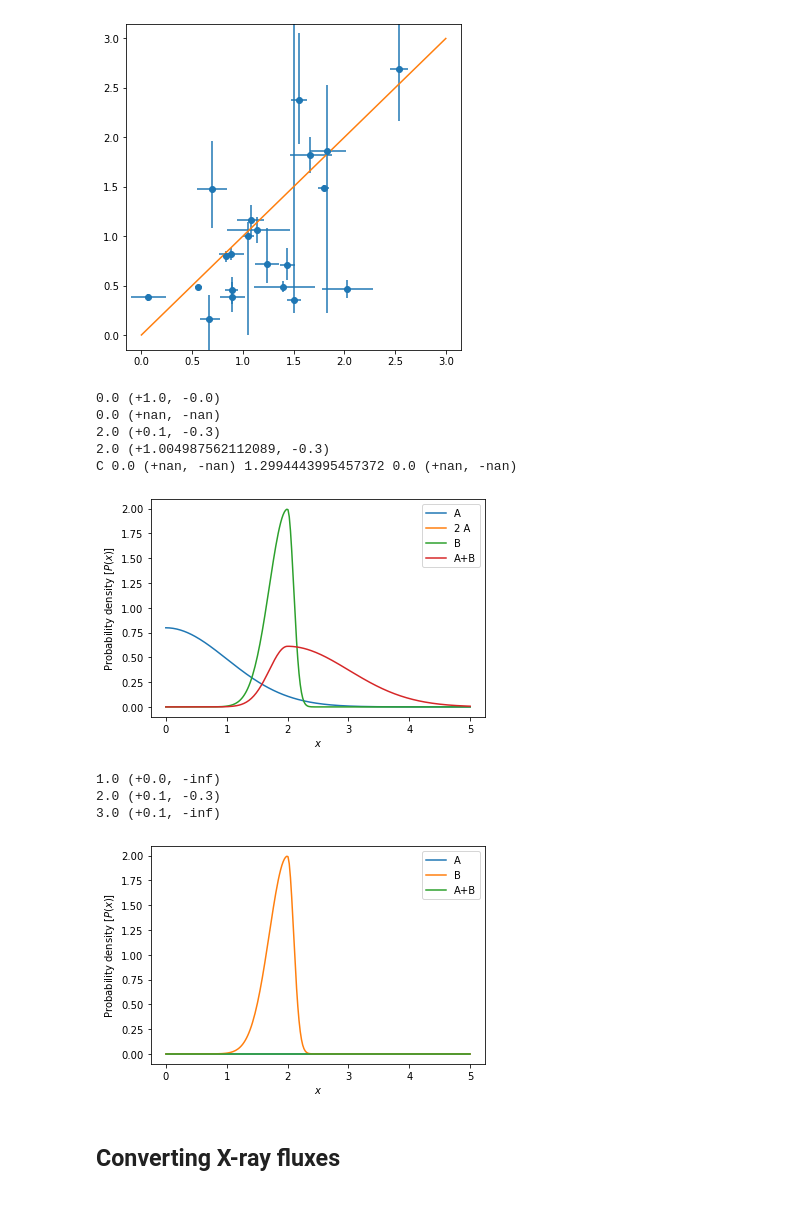
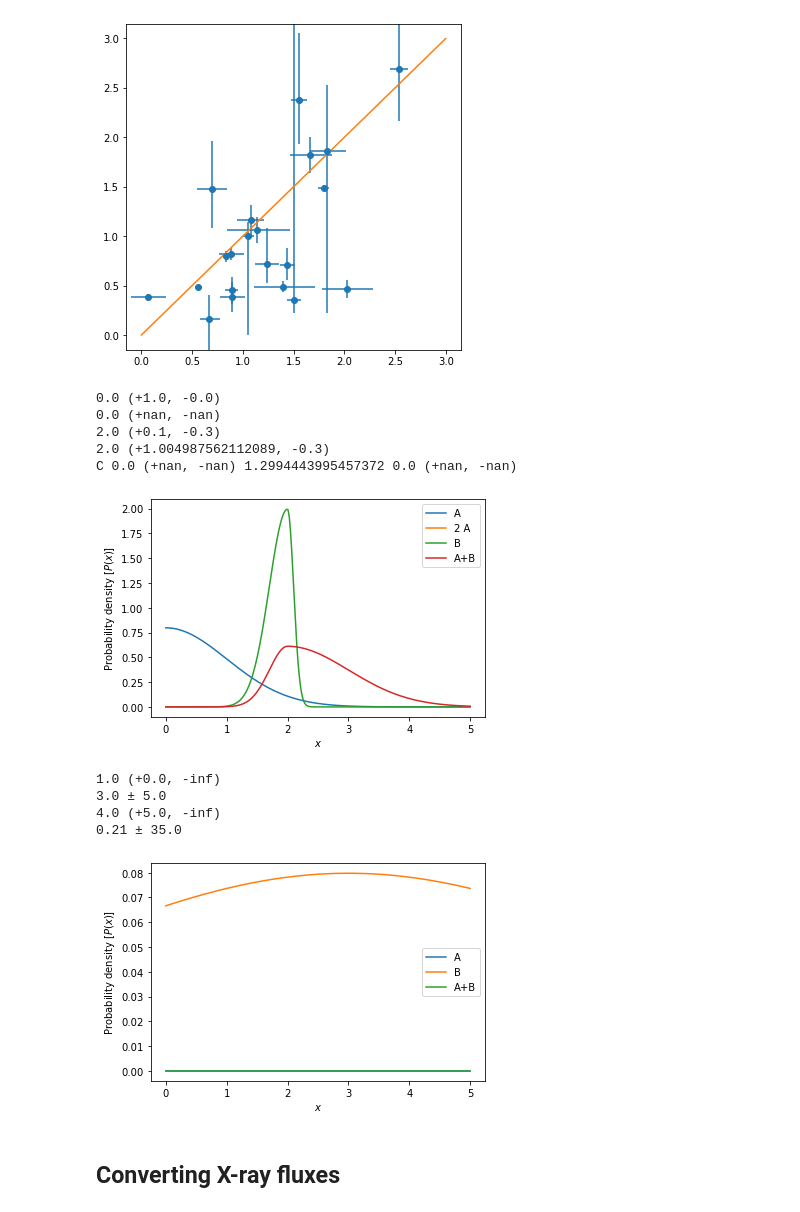
Before and after one commit to huiyang-astro/XDBS, a Jupyter notebook: XDBS.ipynb, the cells around one changed output. Cells and saved outputs as stored; diff of their text form; code cells hidden in the pictures.

```diff
--- a/XDBS.ipynb
+++ b/XDBS.ipynb
@@ -508,37 +516,39 @@ plt.plot(x,A.pdf(x),label="A")
 plt.plot(x,(2*A).pdf(x),label="2 A")
 plt.plot(x,B.pdf(x),label="B")
 plt.plot(x, (A+B).pdf(x),label="A+B")
 plt.legend()
 plt.xlabel("$x$")
 plt.ylabel("Probability density [$P(x)$]")
 plt.show()
 
 A = AsymmetricUncertainty(1,0,np.inf)
 print(A)
-B = AsymmetricUncertainty(2,0.1,0.3)
+B = AsymmetricUncertainty(3,5,5)
 print(B)
 print(A+B)
 x = np.linspace(0,5,250)
+print(AsymmetricUncertainty(0.3,50,50)*0.7)
 
 plt.plot(x,A.pdf(x),label="A")
 
 plt.plot(x,B.pdf(x),label="B")
 plt.plot(x, (A+B).pdf(x),label="A+B")
 plt.legend()
 plt.xlabel("$x$")
 plt.ylabel("Probability density [$P(x)$]")
 plt.show()
 # %% [output]
 0.0 (+1.0, -0.0)
 0.0 (+nan, -nan)
 2.0 (+0.1, -0.3)
 2.0 (+1.004987562112089, -0.3)
 C 0.0 (+nan, -nan) 1.2994443995457372 0.0 (+nan, -nan)
 [figure]
 1.0 (+0.0, -inf)
-2.0 (+0.1, -0.3)
-3.0 (+0.1, -inf)
+3.0 ± 5.0
+4.0 (+5.0, -inf)
+0.21 ± 35.0
-[figure, old version]
+[figure, new version]
 # %% [markdown]
 ## Converting X-ray fluxes
 # %%
```
Also changed, not shown: parts of 37 cells of this notebook, 7 other files.
